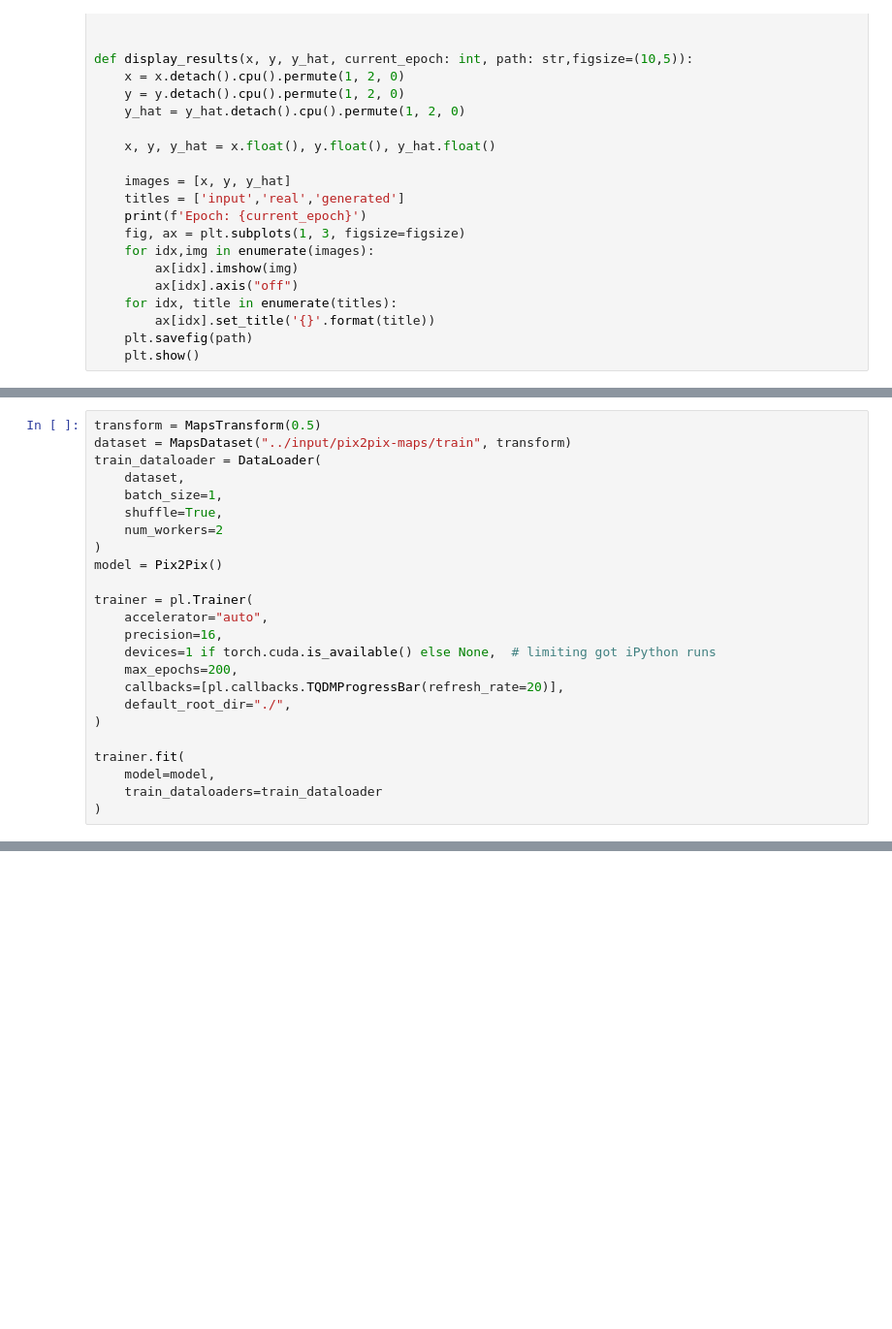
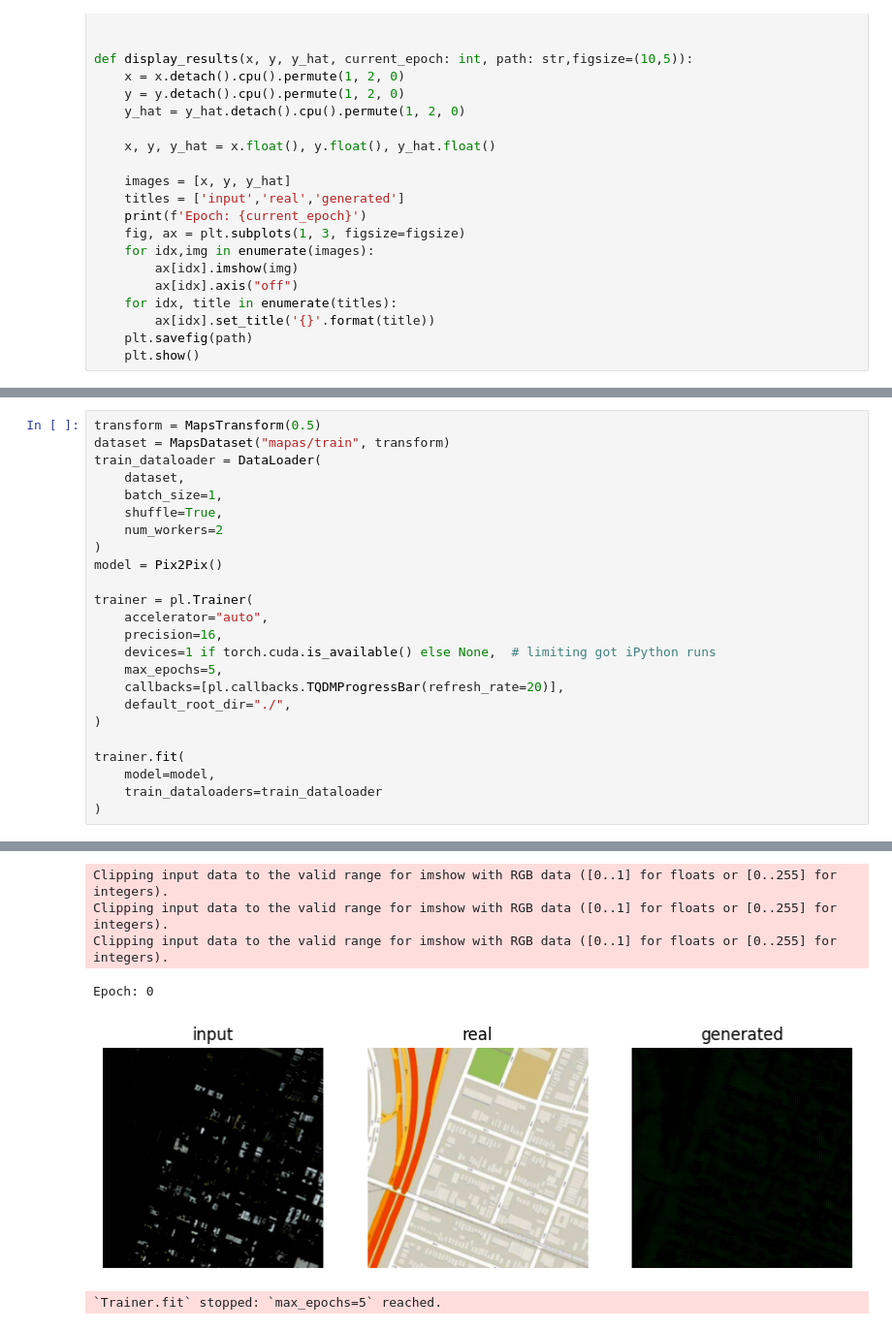
Before and after one commit to lucasverdelho/GTSRB-Pytorch, a Jupyter notebook: trabalho_individual_1/maps_pix2pix.ipynb, the cells around one changed output, grey strips where cells are left out. Shown at 97% size. Cells and saved outputs as stored; diff of their text form; blank space fills up the shorter version.

```diff
--- a/trabalho_individual_1/maps_pix2pix.ipynb
+++ b/trabalho_individual_1/maps_pix2pix.ipynb
@@ -308,7 +333,7 @@ class Pix2Pix(pl.LightningModule):
         return [discriminator_opt, generator_opt]
 # %%
 transform = MapsTransform(0.5)
-dataset = MapsDataset("../input/pix2pix-maps/train", transform)
+dataset = MapsDataset("mapas/train", transform)
 train_dataloader = DataLoader(
     dataset,
     batch_size=1,
@@ -321,7 +346,7 @@ trainer = pl.Trainer(
     accelerator="auto",
     precision=16,
     devices=1 if torch.cuda.is_available() else None,  # limiting got iPython runs
-    max_epochs=200,
+    max_epochs=5,
     callbacks=[pl.callbacks.TQDMProgressBar(refresh_rate=20)],
     default_root_dir="./",
 )
@@ -330,3 +355,4 @@ trainer.fit(
     model=model,
     train_dataloaders=train_dataloader
 )
+# %% [output]
@@ -332,0 +377,6 @@ trainer.fit(
+Clipping input data to the valid range for imshow with RGB data ([0..1] for floats or [0..255] for integers).
+Clipping input data to the valid range for imshow with RGB data ([0..1] for floats or [0..255] for integers).
+Clipping input data to the valid range for imshow with RGB data ([0..1] for floats or [0..255] for integers).
+Epoch: 0
+[figure, added]
+`Trainer.fit` stopped: `max_epochs=5` reached.
```
Also changed, not shown: parts of 9 cells of this notebook.
